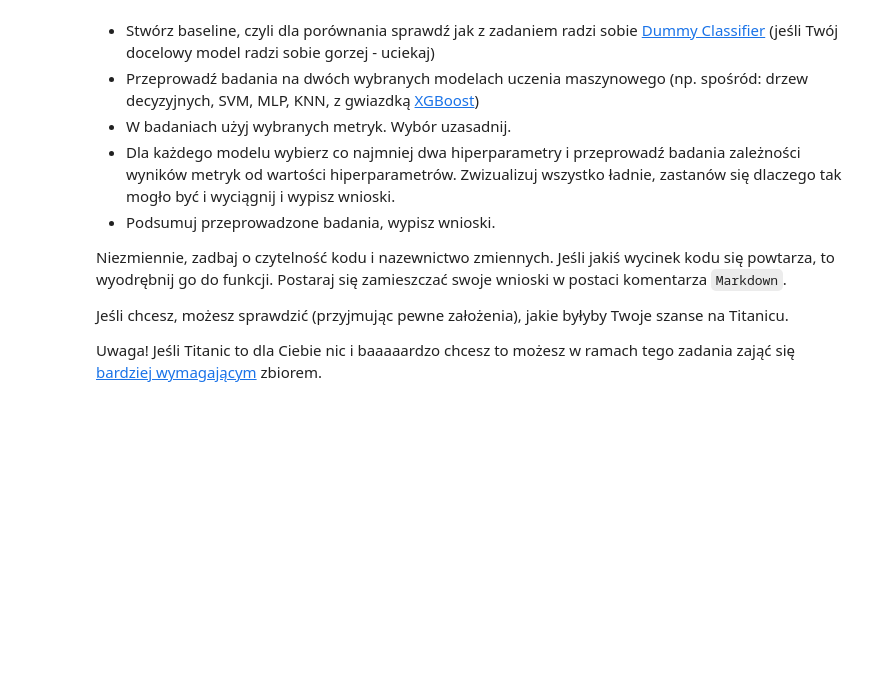
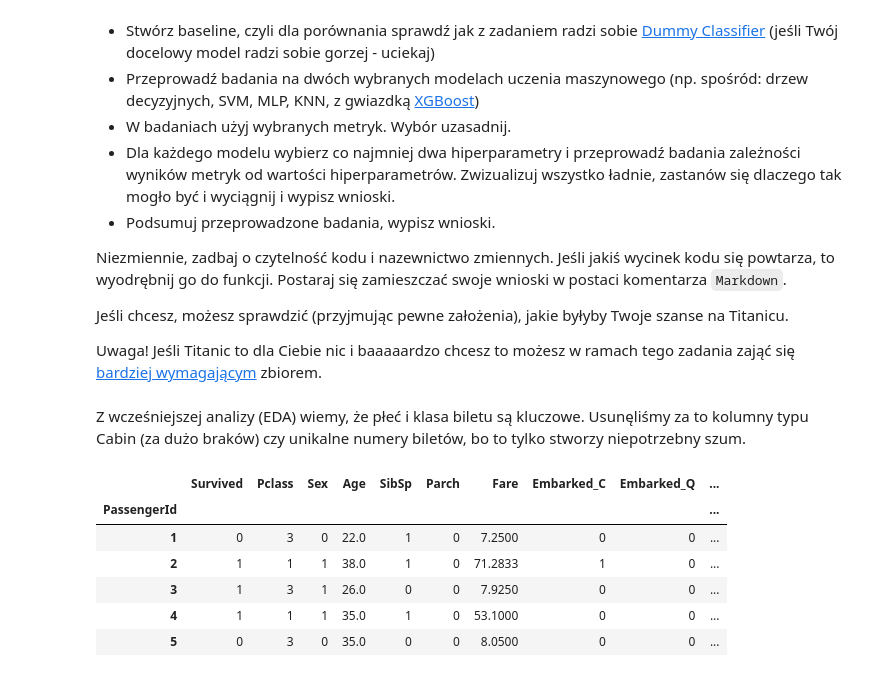
Before and after one commit to Solvro/ml-wakacyjne-wyzwanie-2026, a Jupyter notebook: 02_podstawy_aiml/ML_zadanie.ipynb, the cells around one changed output. Saved outputs shown, nothing was run; the diff lists cells and outputs as text; code cells hidden in the pictures; blank space fills up the shorter version.

```diff
--- a/02_podstawy_aiml/ML_zadanie.ipynb
+++ b/02_podstawy_aiml/ML_zadanie.ipynb
@@ -40,5 +42,16 @@ Niezmiennie, zadbaj o czytelność kodu i nazewnictwo zmiennych. Jeśli jakiś w
 Jeśli chcesz, możesz sprawdzić (przyjmując pewne założenia), jakie byłyby Twoje szanse na Titanicu.
 
 Uwaga! Jeśli Titanic to dla Ciebie nic i baaaaardzo chcesz to możesz w ramach tego zadania zająć się [bardziej wymagającym](https://archive.ics.uci.edu/dataset/365/polish+companies+bankruptcy+data) zbiorem.
+# %% [markdown]
+Z wcześniejszej analizy (EDA) wiemy, że płeć i klasa biletu są kluczowe. Usunęliśmy za to kolumny typu Cabin (za dużo braków) czy unikalne numery biletów, bo to tylko stworzy niepotrzebny szum.
 # %%
-titanic_df = pd.read_csv(base_path / 'titanic.csv', index_col='PassengerId')
+titanic_df = pd.read_csv(base_path / 'titanic_cleaned_data.csv', index_col='PassengerId')
+display(titanic_df.head())
+# %% [output]
+|  | Survived | Pclass | Sex | Age | SibSp | Parch | Fare | Embarked_C | Embarked_Q | ... |
+| PassengerId |  |  |  |  |  |  |  |  |  | ... |
+| 1 | 0 | 3 | 0 | 22.0 | 1 | 0 | 7.2500 | 0 | 0 | ... |
+| 2 | 1 | 1 | 1 | 38.0 | 1 | 0 | 71.2833 | 1 | 0 | ... |
+| 3 | 1 | 3 | 1 | 26.0 | 0 | 0 | 7.9250 | 0 | 0 | ... |
+| 4 | 1 | 1 | 1 | 35.0 | 1 | 0 | 53.1000 | 0 | 0 | ... |
+| 5 | 0 | 3 | 0 | 35.0 | 0 | 0 | 8.0500 | 0 | 0 | ... |
```
Also changed, not shown: parts of 14 cells of this notebook.
